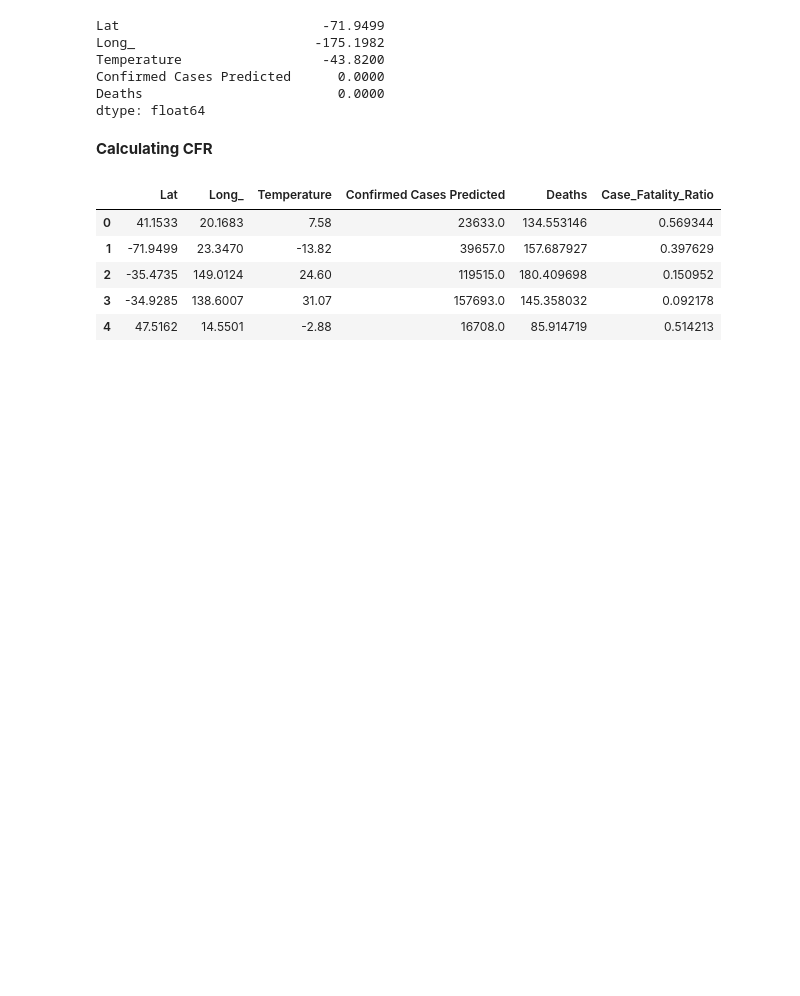
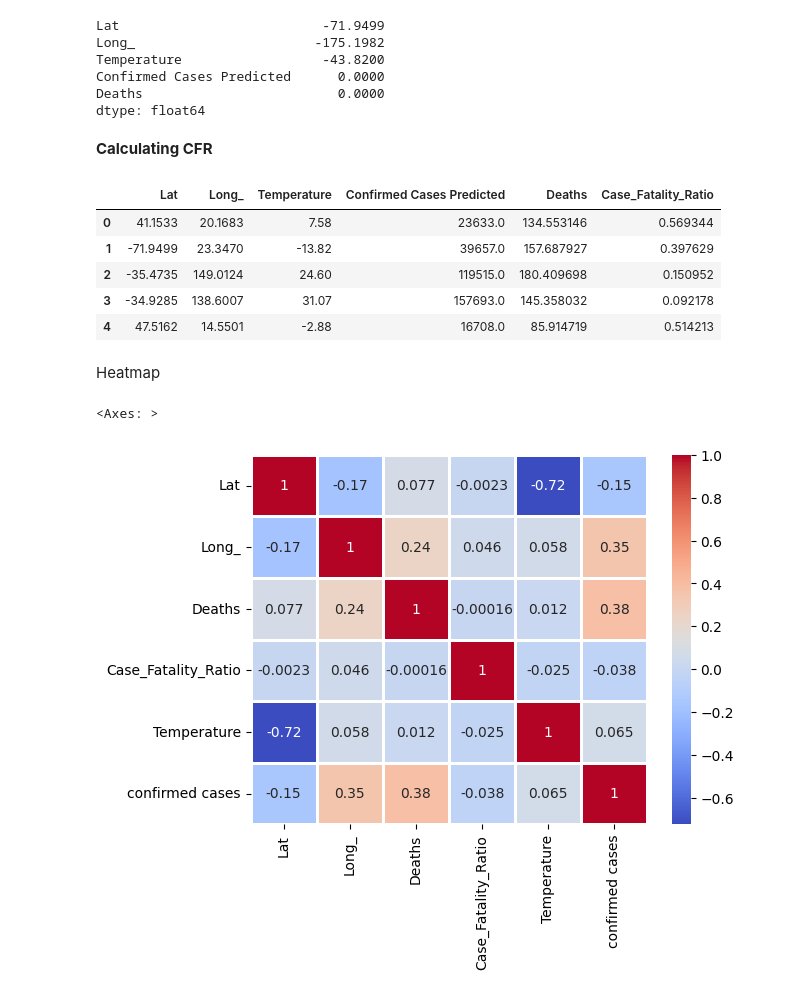
Before and after one commit to Git-Rexdev/Predictioneer-IITB, a Jupyter notebook: model.ipynb, the cells around one changed output. Saved outputs shown, nothing was run; the diff lists cells and outputs as text; code cells hidden in the pictures; blank space fills up the shorter version.

```diff
--- a/model.ipynb
+++ b/model.ipynb
@@ -658,3 +658,12 @@ test_data_temp.head()
 | 4 | 47.5162 | 14.5501 | -2.88 | 16708.0 | 85.914719 | 0.514213 |
 # %%
 test_data_temp.to_csv('final_predicted_test.csv')
+# %% [markdown]
+Heatmap
+# %%
+df1 = df1.drop(columns=['Unnamed: 0'])
+# %%
+sns.heatmap(df1.corr(numeric_only= True), annot= True, cmap= 'coolwarm', linewidths=1)
+# %% [output]
+<Axes: >
+[figure, added]
```
